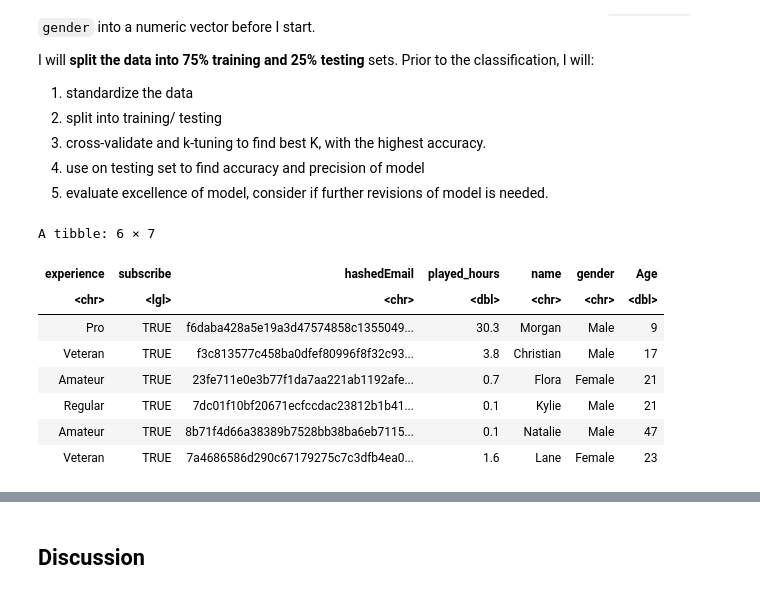
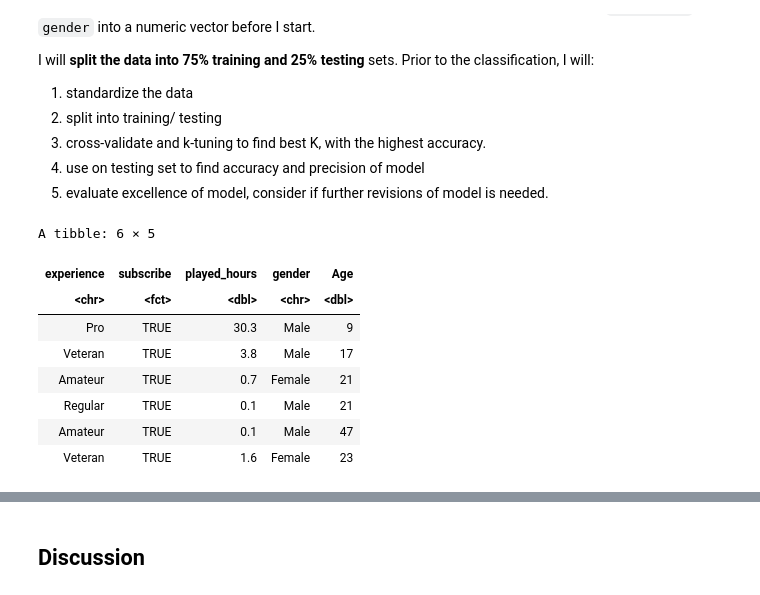
Before and after one commit to anasakbar-05/DSCI_100_Group_Project_009_14, a Jupyter notebook: Group_Project_009_14.ipynb, the cells around one changed output, grey strips where cells are left out. Drawn from its saved outputs; the diff is of its cells as text; code cells hidden in the pictures.

```diff
--- a/Group_Project_009_14.ipynb
+++ b/Group_Project_009_14.ipynb
@@ -157,16 +165,20 @@ Prior to the classification, I will:
 # %%
 #Getting rid of any NAs in the data and filtering so any players with no playtime is eliminated from the data frame.
 clean_players <- players |>
+            select(c(1,2,4,6,7))|>
             filter(!is.na(Age))|>
             filter(played_hours>0)
+
+
+clean_players$subscribe <- factor(clean_players$subscribe)
 head(clean_players)
 # %% [output]
-A tibble: 6 × 7
+A tibble: 6 × 5
-| experience | subscribe | hashedEmail | played_hours | name | gender | Age |
-| <chr> | <lgl> | <chr> | <dbl> | <chr> | <chr> | <dbl> |
-| Pro | TRUE | f6daba428a5e19a3d47574858c1355049... | 30.3 | Morgan | Male | 9 |
-| Veteran | TRUE | f3c813577c458ba0dfef80996f8f32c93... | 3.8 | Christian | Male | 17 |
-| Amateur | TRUE | 23fe711e0e3b77f1da7aa221ab1192afe... | 0.7 | Flora | Female | 21 |
-| Regular | TRUE | 7dc01f10bf20671ecfccdac23812b1b41... | 0.1 | Kylie | Male | 21 |
-| Amateur | TRUE | 8b71f4d66a38389b7528bb38ba6eb7115... | 0.1 | Natalie | Male | 47 |
-| Veteran | TRUE | 7a4686586d290c67179275c7c3dfb4ea0... | 1.6 | Lane | Female | 23 |
+| experience | subscribe | played_hours | gender | Age |
+| <chr> | <fct> | <dbl> | <chr> | <dbl> |
+| Pro | TRUE | 30.3 | Male | 9 |
+| Veteran | TRUE | 3.8 | Male | 17 |
+| Amateur | TRUE | 0.7 | Female | 21 |
+| Regular | TRUE | 0.1 | Male | 21 |
+| Amateur | TRUE | 0.1 | Male | 47 |
+| Veteran | TRUE | 1.6 | Female | 23 |
```
Also changed, not shown: parts of 7 cells of this notebook.
